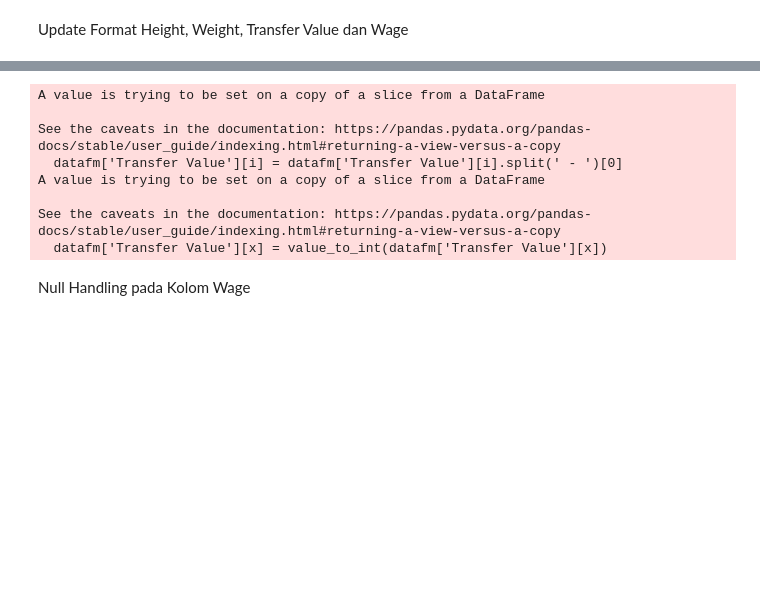
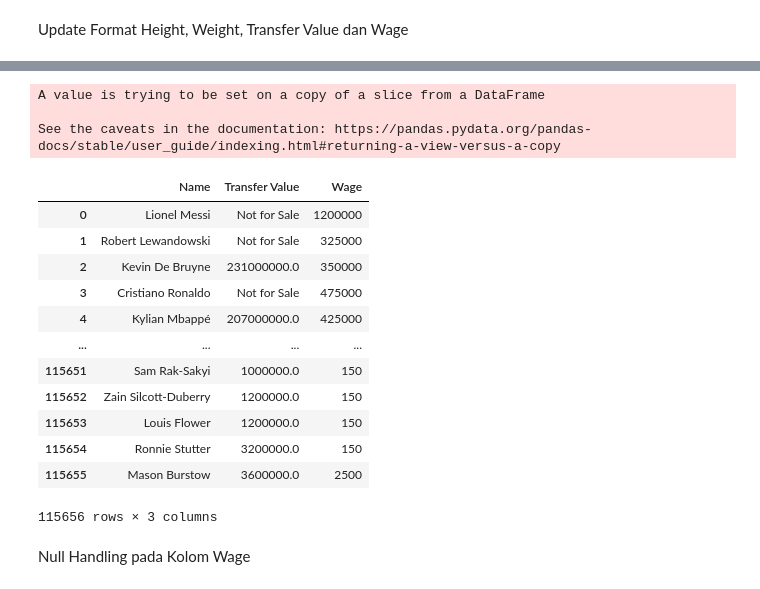
Before and after one commit to ktyptorio/FM-Data-Playground, a Jupyter notebook: Data_Collection_and_Cleaning.ipynb, the cells around one changed output, grey strips where cells are left out. Drawn from its saved outputs; the diff is of its cells as text; code cells hidden in the pictures; blank space fills up the shorter version.

```diff
--- a/Data_Collection_and_Cleaning.ipynb
+++ b/Data_Collection_and_Cleaning.ipynb
@@ -33,10 +52,5 @@ datafm['Wage'] = datafm['Wage'].str.replace(',','')
 # %%
 #Update Format Kolom Transfer Value
-
-for i in range(len(datafm)):
-  datafm['Transfer Value'][i] = datafm['Transfer Value'][i].split(' - ')[0]
-
-datafm['Transfer Value'] = datafm['Transfer Value'].str.replace('£','')
 
 def value_to_int(df_value):
     try:
@@ -44,9 +58,9 @@ def value_to_int(df_value):
         suffix = df_value[-1:]
 
         if suffix == 'M':
-            value = int(value) * 1000000
+            value = float(value) * 1000000
         elif suffix == 'K':
-            value = int(value) * 1000
+            value = float(value) * 1000
         else:
             value = df_value
     except ValueError:
@@ -59,11 +73,22 @@ for x in range(len(datafm['Transfer Value'])):
 A value is trying to be set on a copy of a slice from a DataFrame
 
 See the caveats in the documentation: https://pandas.pydata.org/pandas-docs/stable/user_guide/indexing.html#returning-a-view-versus-a-copy
-  datafm['Transfer Value'][i] = datafm['Transfer Value'][i].split(' - ')[0]
-A value is trying to be set on a copy of a slice from a DataFrame
-
-See the caveats in the documentation: https://pandas.pydata.org/pandas-docs/stable/user_guide/indexing.html#returning-a-view-versus-a-copy
-  datafm['Transfer Value'][x] = value_to_int(datafm['Transfer Value'][x])
+# %%
+datafm[['Name','Transfer Value', 'Wage']]
+# %% [output]
+|  | Name | Transfer Value | Wage |
+| 0 | Lionel Messi | Not for Sale | 1200000 |
+| 1 | Robert Lewandowski | Not for Sale | 325000 |
+| 2 | Kevin De Bruyne | 231000000.0 | 350000 |
+| 3 | Cristiano Ronaldo | Not for Sale | 475000 |
+| 4 | Kylian Mbappé | 207000000.0 | 425000 |
+| ... | ... | ... | ... |
+| 115651 | Sam Rak-Sakyi | 1000000.0 | 150 |
+| 115652 | Zain Silcott-Duberry | 1200000.0 | 150 |
+| 115653 | Louis Flower | 1200000.0 | 150 |
+| 115654 | Ronnie Stutter | 3200000.0 | 150 |
+| 115655 | Mason Burstow | 3600000.0 | 2500 |
+115656 rows × 3 columns
 # %% [markdown]
 Null Handling pada Kolom Wage
 # %%
```
Also changed, not shown: parts of 7 cells of this notebook.
